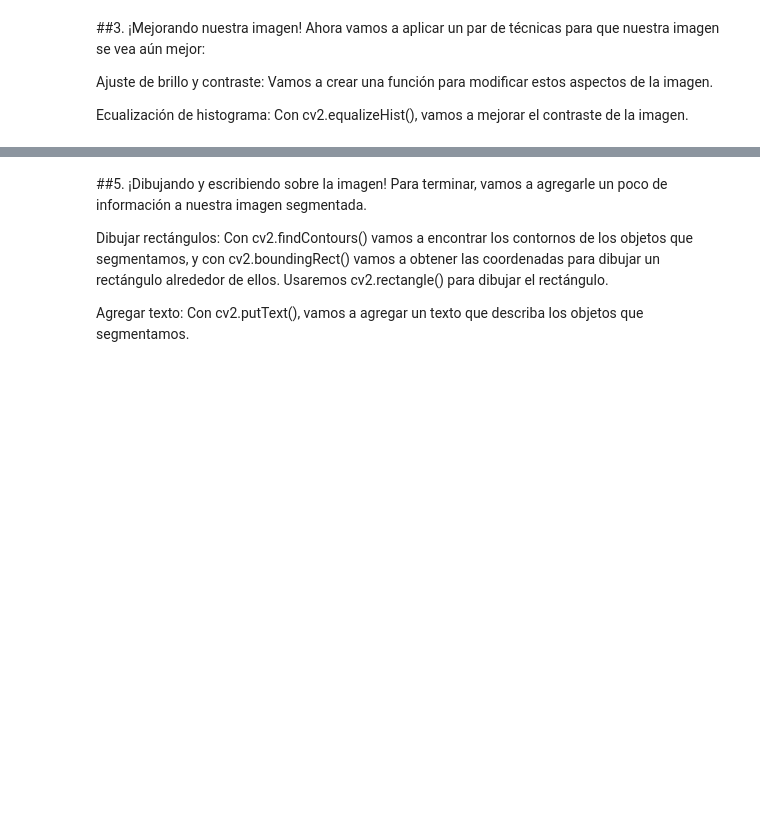
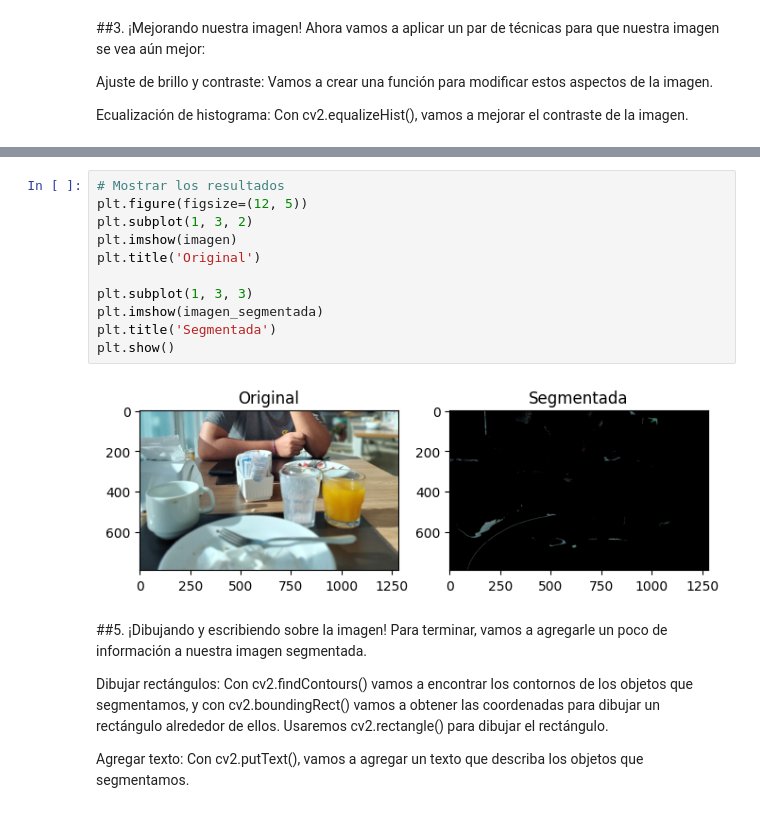
Before and after one commit to gimb99/PDI_BARTHOU_GONZALO, a Jupyter notebook: ejercicioIntegrador2/ejercicioIntegrador2_lab.ipynb, the cells around one changed output, grey strips where cells are left out. Drawn from its saved outputs; the diff is of its cells as text; blank space fills up the shorter version.

```diff
--- a/ejercicioIntegrador2/ejercicioIntegrador2_lab.ipynb
+++ b/ejercicioIntegrador2/ejercicioIntegrador2_lab.ipynb
@@ -114,3 +138,16 @@ Aplicar la máscara: Usaremos cv2.bitwise_and() para quedarnos solo con la parte
+# %%
+# Mostrar los resultados
+plt.figure(figsize=(12, 5))
+plt.subplot(1, 3, 2)
+plt.imshow(imagen)
+plt.title('Original')
+
+plt.subplot(1, 3, 3)
+plt.imshow(imagen_segmentada)
+plt.title('Segmentada')
+plt.show()
+# %% [output]
+[figure, added]
 # %% [markdown]
 ##5. ¡Dibujando y escribiendo sobre la imagen!
 Para terminar, vamos a agregarle un poco de información a nuestra imagen segmentada.
```
Also changed, not shown: parts of 9 cells of this notebook.
